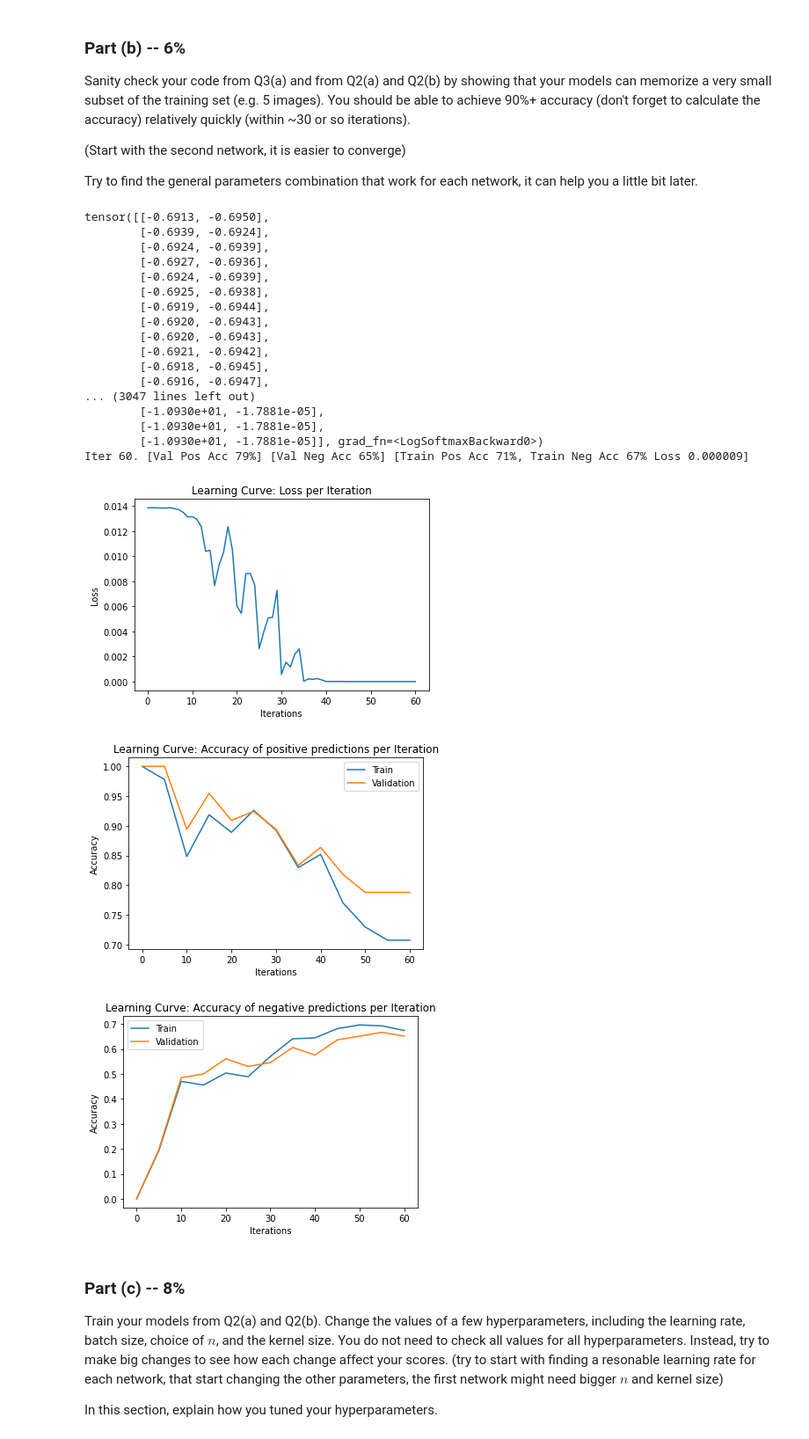
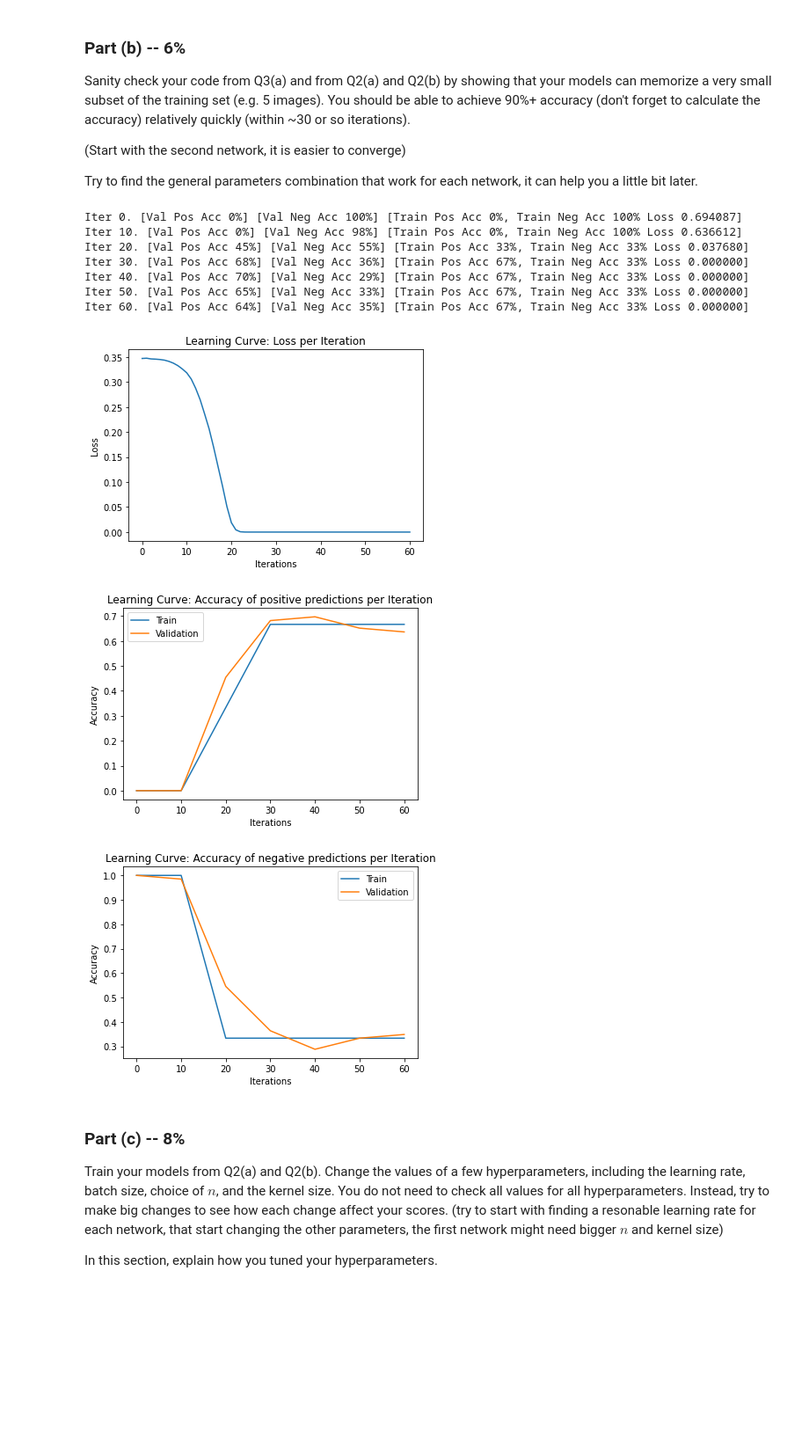
Before and after one commit to Yotamsil/DeepLearningEx3, a Jupyter notebook: Assignment3_ipynb.ipynb, the cells around one changed output. Shown: that part at 88% size. Drawn from its saved outputs; the diff is of its cells as text; code cells hidden in the pictures; blank space fills up the shorter version.

```diff
--- a/Assignment3_ipynb.ipynb
+++ b/Assignment3_ipynb.ipynb
@@ -469,16 +469,16 @@ def train_model(model,
             # get the input and targets of a minibatch
 
             xt = torch.cat((train_dif[i:i+round(batch_size/2),:,:,:],train_same[i:i+round(batch_size/2),:,:,:]),0)
-            pos_st = torch.Tensor(np.stack((np.zeros(round(batch_size/2)),torch.Tensor(np.ones(round(batch_size/2)))),1))
-            neg_st = torch.Tensor(np.stack((np.ones(round(batch_size/2)),torch.Tensor(np.zeros(round(batch_size/2)))),1))
-            st = torch.cat((neg_st,pos_st),0)
+            # pos_st = torch.Tensor(np.stack((np.zeros(round(batch_size/2)),torch.Tensor(np.ones(round(batch_size/2)))),1))
+            # neg_st = torch.Tensor(np.stack((np.ones(round(batch_size/2)),torch.Tensor(np.zeros(round(batch_size/2)))),1))
+            # st = torch.cat((neg_st,pos_st),0)
+            st = torch.Tensor(np.concatenate((np.zeros(round(batch_size/2)),torch.Tensor(np.ones(round(batch_size/2)))),0))
 
             # convert from numpy arrays to PyTorch tensors
             xt = torch.Tensor(xt).transpose(1, 3)
-            st = torch.Tensor(st)
+            st = torch.Tensor(st).long()
 
             zs = model(xt)                 # compute prediction logit
-            print(zs)
             loss = criterion(zs,st)        # compute the total loss
             loss.backward()                # compute updates for each parameter
             optimizer.step()               # make the updates for each parameter
@@ -488,7 +488,7 @@ def train_model(model,
             iters.append(n)
             losses.append(float(loss)/batch_size)  # compute *average* loss
 
-            if n % 5 == 0:
+            if n % 10 == 0:
                 iters_sub.append(n)
                 train_cost = float(loss.detach().numpy())
 
@@ -527,6 +529,7 @@ Try to find the general parameters combination that work for each network, it ca
 # Write your code here. Remember to include your results so that we can
 # see that your model attains a high training accuracy.
 
+small_train_data = train_data[1:2,:,:,:,:,:]
 
 def plot_learning_curve(iters, losses, iters_sub, train_pos_accs, train_neg_accs, val_pos_accs, val_neg_accs):
     """
@@ -536,56 +539,46 @@ def plot_learning_curve(iters, losses, iters_sub, train_pos_accs, train_neg_accs
     plt.plot(iters, losses, label="Train")
     plt.xlabel("Iterations")
     plt.ylabel("Loss")
     plt.show()
 
     plt.title("Learning Curve: Accuracy of positive predictions per Iteration")
     plt.plot(iters_sub, train_pos_accs, label="Train")
     plt.plot(iters_sub, val_pos_accs, label="Validation")
     plt.xlabel("Iterations")
     plt.ylabel("Accuracy")
     plt.legend(loc='best')
     plt.show()
 
     plt.title("Learning Curve: Accuracy of negative predictions per Iteration")
     plt.plot(iters_sub, train_neg_accs, label="Train")
     plt.plot(iters_sub, val_neg_accs, label="Validation")
     plt.xlabel("Iterations")
     plt.ylabel("Accuracy")
     plt.legend(loc='best')
     plt.show()
 
 model = CNNChannel()
 learning_curve_info = train_model(model,
-                train_data=train_data,
-                validation_data=valid_data,
-                batch_size=50,
+                train_data=small_train_data,
+                validation_data=small_train_data,
+                batch_size=2,
                 learning_rate=0.001,
                 weight_decay=0,
                 max_iters=60,
                 checkpoint_path=None)
 
 plot_learning_curve(*learning_curve_info)
 # %% [output]
-tensor([[-0.6913, -0.6950],
-        [-0.6939, -0.6924],
-        [-0.6924, -0.6939],
-        [-0.6927, -0.6936],
-        [-0.6924, -0.6939],
-        [-0.6925, -0.6938],
-        [-0.6919, -0.6944],
-        [-0.6920, -0.6943],
-        [-0.6920, -0.6943],
-        [-0.6921, -0.6942],
-        [-0.6918, -0.6945],
-        [-0.6916, -0.6947],
-... (3047 lines left out)
-        [-1.0930e+01, -1.7881e-05],
-        [-1.0930e+01, -1.7881e-05],
-        [-1.0930e+01, -1.7881e-05]], grad_fn=<LogSoftmaxBackward0>)
-Iter 60. [Val Pos Acc 79%] [Val Neg Acc 65%] [Train Pos Acc 71%, Train Neg Acc 67% Loss 0.000009]
+Iter 0. [Val Pos Acc 0%] [Val Neg Acc 100%] [Train Pos Acc 0%, Train Neg Acc 100% Loss 0.694087]
+Iter 10. [Val Pos Acc 0%] [Val Neg Acc 98%] [Train Pos Acc 0%, Train Neg Acc 100% Loss 0.636612]
+Iter 20. [Val Pos Acc 45%] [Val Neg Acc 55%] [Train Pos Acc 33%, Train Neg Acc 33% Loss 0.037680]
+Iter 30. [Val Pos Acc 68%] [Val Neg Acc 36%] [Train Pos Acc 67%, Train Neg Acc 33% Loss 0.000000]
+Iter 40. [Val Pos Acc 70%] [Val Neg Acc 29%] [Train Pos Acc 67%, Train Neg Acc 33% Loss 0.000000]
+Iter 50. [Val Pos Acc 65%] [Val Neg Acc 33%] [Train Pos Acc 67%, Train Neg Acc 33% Loss 0.000000]
+Iter 60. [Val Pos Acc 64%] [Val Neg Acc 35%] [Train Pos Acc 67%, Train Neg Acc 33% Loss 0.000000]
-[figure, old version]
+[figure, new version]
-[figure, old version]
+[figure, new version]
-[figure, old version]
+[figure, new version]
 # %% [markdown]
 ### Part (c) -- 8%
 
```
Also changed, not shown: parts of 3 cells of this notebook.
